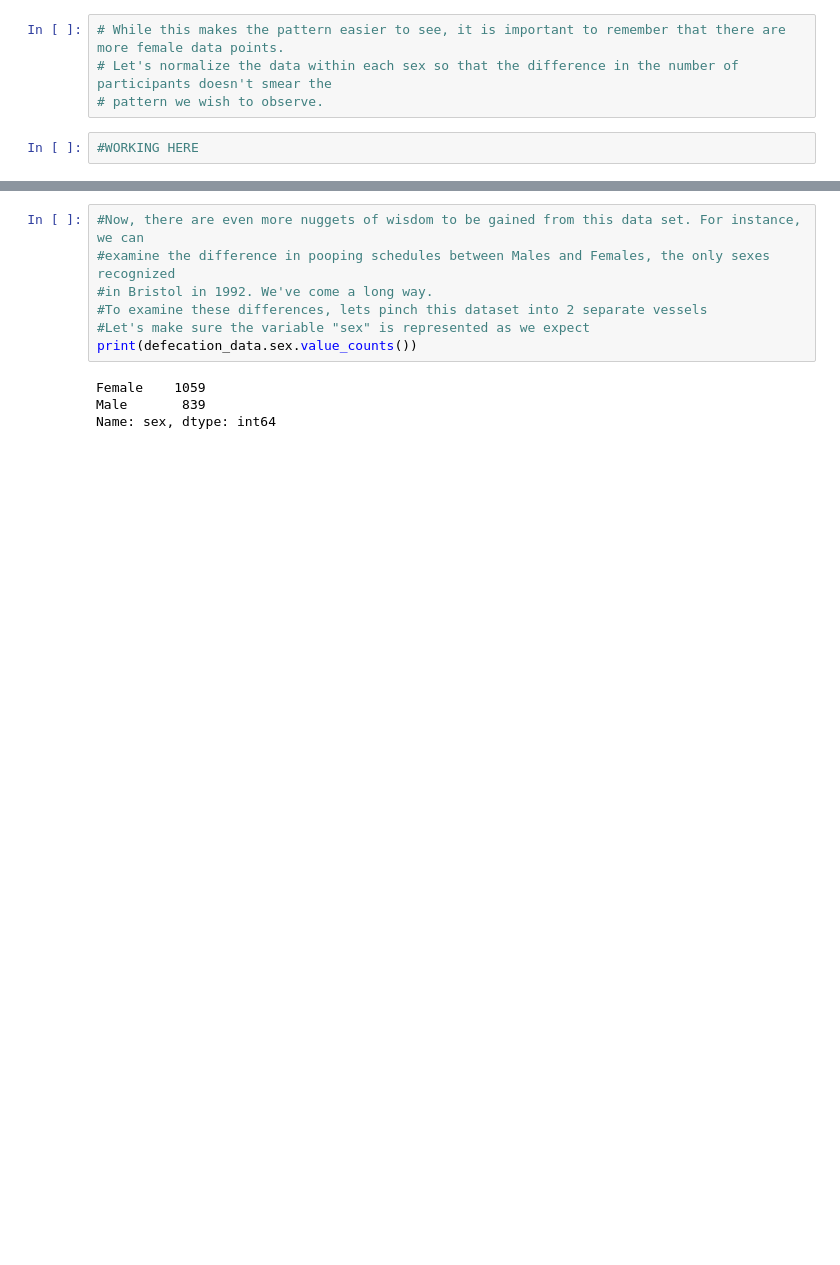
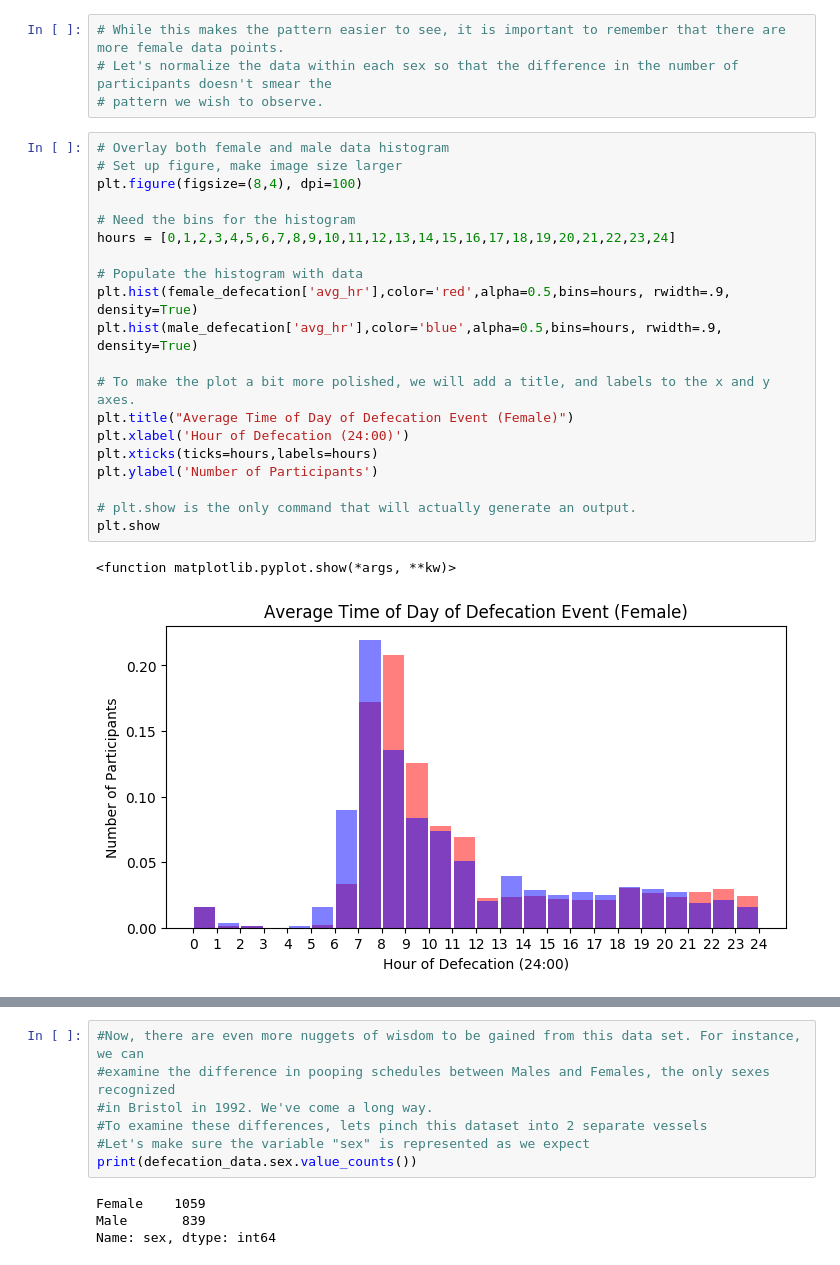
Before and after one commit to LyonsLab/Biosphere_Class, a Jupyter notebook: Poopyter_Notebook.ipynb, the cells around one changed output, grey strips where cells are left out. Cells and saved outputs as stored; diff of their text form; blank space fills up the shorter version.

Commit message:
added normalized histogram for time of day

```diff
--- a/Poopyter_Notebook.ipynb
+++ b/Poopyter_Notebook.ipynb
@@ -263,5 +263,26 @@ plt.show
 # While this makes the pattern easier to see, it is important to remember that there are more female data points.
 # Let's normalize the data within each sex so that the difference in the number of participants doesn't smear the
 # pattern we wish to observe.
-# %%
-#WORKING HERE
+# %%
+# Overlay both female and male data histogram
+# Set up figure, make image size larger
+plt.figure(figsize=(8,4), dpi=100)
+
+# Need the bins for the histogram
+hours = [0,1,2,3,4,5,6,7,8,9,10,11,12,13,14,15,16,17,18,19,20,21,22,23,24]
+
+# Populate the histogram with data
+plt.hist(female_defecation['avg_hr'],color='red',alpha=0.5,bins=hours, rwidth=.9, density=True)
+plt.hist(male_defecation['avg_hr'],color='blue',alpha=0.5,bins=hours, rwidth=.9, density=True)
+
+# To make the plot a bit more polished, we will add a title, and labels to the x and y axes.
+plt.title("Average Time of Day of Defecation Event (Female)")
+plt.xlabel('Hour of Defecation (24:00)')
+plt.xticks(ticks=hours,labels=hours)
+plt.ylabel('Number of Participants')
+
+# plt.show is the only command that will actually generate an output.
+plt.show
+# %% [output]
+<function matplotlib.pyplot.show(*args, **kw)>
+[figure, added]
```
Also changed, not shown: parts of 7 cells of this notebook.
